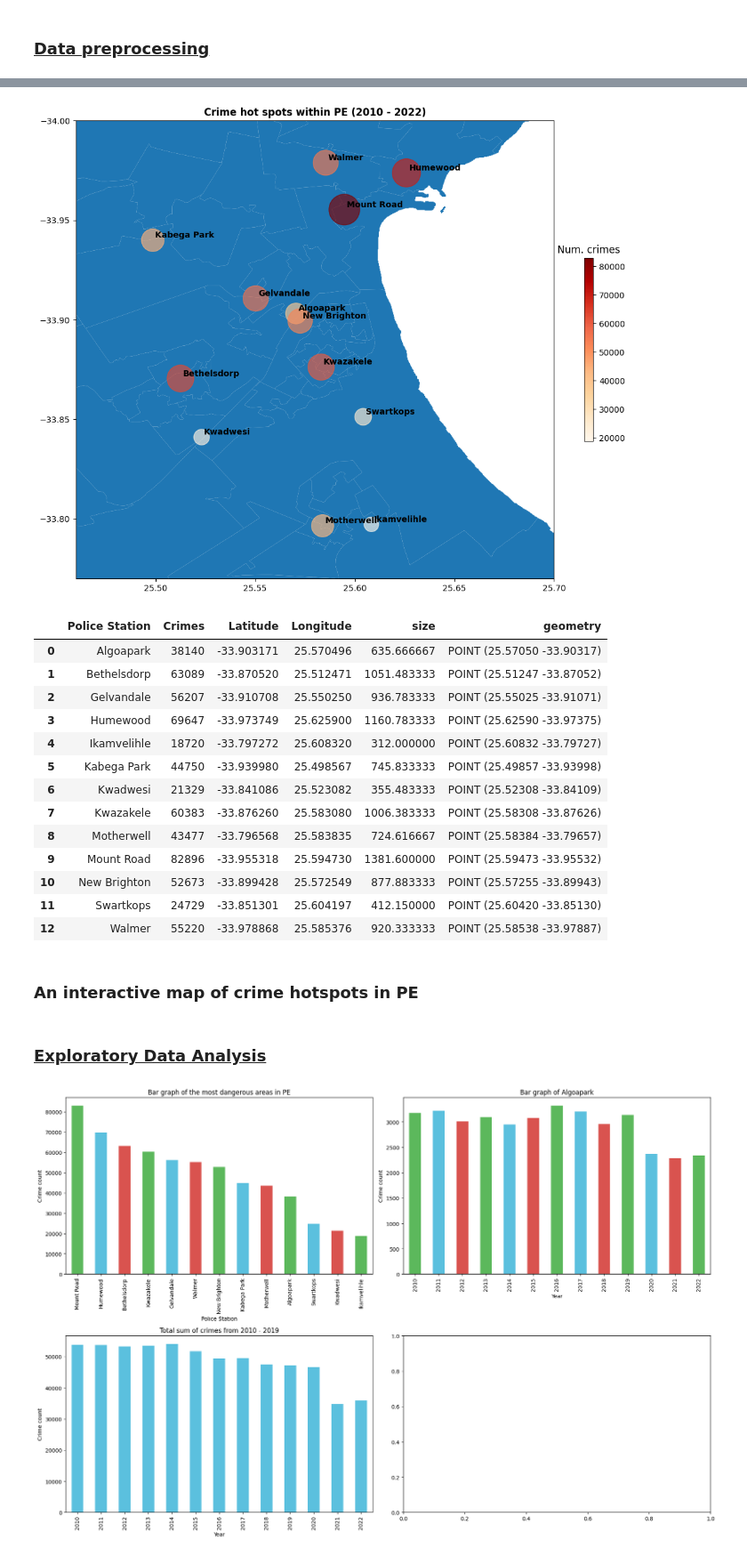
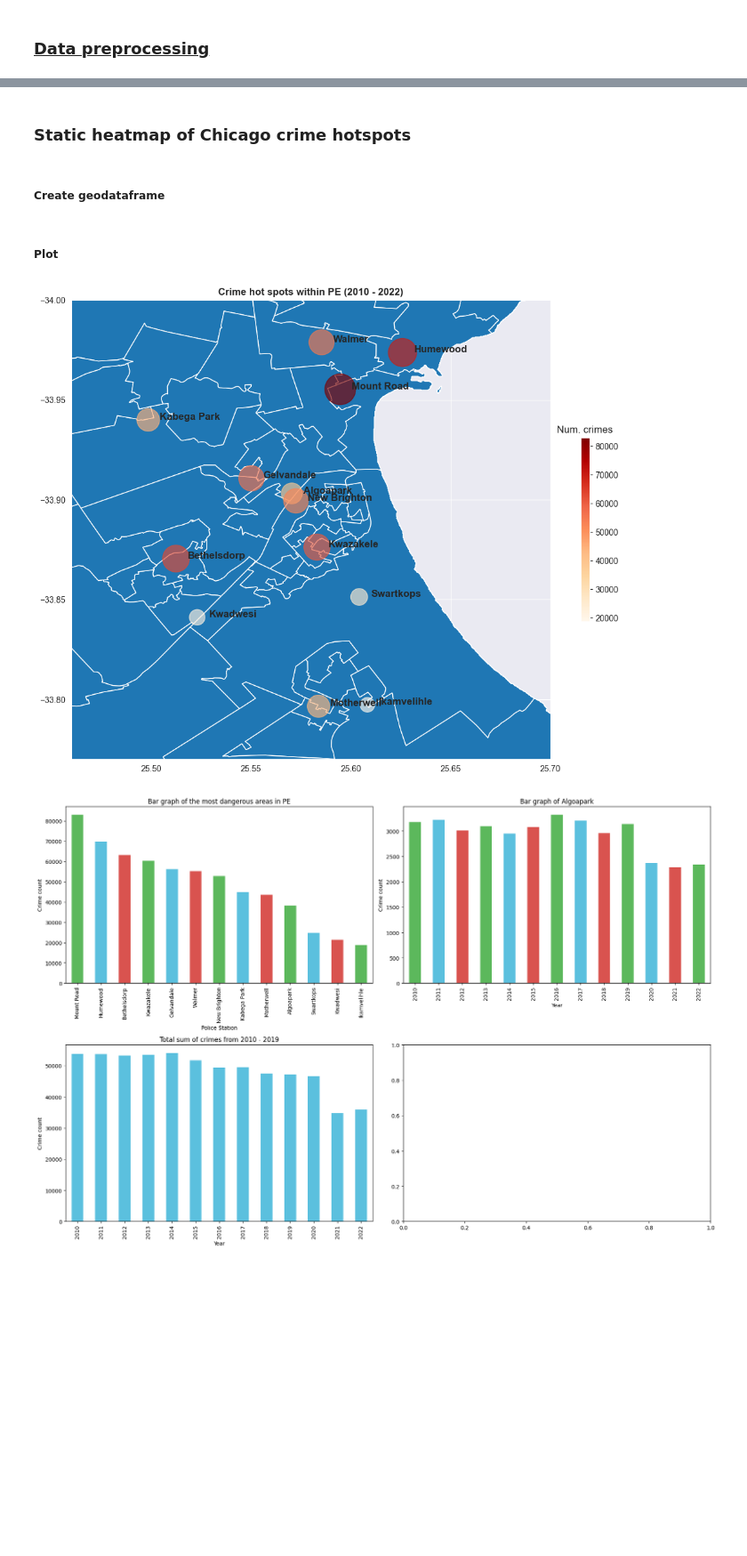
Before and after one commit to BlocknBoom123/CrimePy, a Jupyter notebook: SA/CrimePy.ipynb, the cells around one changed output, grey strips where cells are left out. Shown at 89% size. Saved outputs shown, nothing was run; the diff lists cells and outputs as text; code cells hidden in the pictures; blank space fills up the shorter version.

```diff
--- a/SA/CrimePy.ipynb
+++ b/SA/CrimePy.ipynb
@@ -60,0 +98,4 @@ Index(['Crime', 'Crimes', 'Police Station', 'Province', 'Crime Category',
+# %%
+print(f'Before checking for duplicates\n{df.duplicated().sum()}')
+df.drop_duplicates(inplace=True) #Drop all duplicates
+print(f'\nAfter checking for duplicates\n{df.duplicated().sum()}')
@@ -100,3 +140,0 @@ df
-# %%
-df = df[df['Province'] == 'Eastern Cape']
-df = df[df['Police Station'] != 'Doringkloof']
@@ -107,0 +155,5 @@ df.loc[df['Police Station'] == 'Kwazakele', 'Longitude'] = 25.58308
+# %%
+for i, g in df.groupby(['Crime Category'])['Crime'].unique().items():
+    print(f'\n***{i}***') #List all crimes grouped by their UCR_PART
+    for x in g:
+        print(x)
@@ -110,8 +181,0 @@ df.loc[df['Police Station'] == 'Kwazakele', 'Longitude'] = 25.58308
-# %%
-stations = ["Walmer", "Swartkops", "New Brighton", "Mount Road", "Humewood", "Kwadwesi", "Kabega Park", "Algoapark", "Gelvandale", "Bethelsdorp", "Motherwell"
-            , "Kwazakele", "Ikamvelihle"]
-df = df[df['Police Station'].isin(stations)]
-df.drop(['Latitude, Longitude', 'Province'], axis=1, inplace=True)
-df.reset_index(drop=True, inplace=True)
-df.to_csv('PEcrimerates.csv', encoding='utf-8', index=False) #Create new csv file with crime information within PE only
-#Stations right outside of PE: Kamesh , Despatch, Uitenhage, Kwanobuhle
@@ -122,3 +205,7 @@ df.to_csv('PEcrimerates.csv', encoding='utf-8', index=False) #Create new csv fil
+# %% [markdown]
+### Static heatmap of Chicago crime hotspots
+# %% [markdown]
+##### Create geodataframe
 # %%
 sum_crimes = df.groupby(['Police Station'], observed=True)['Crimes'].sum()
 sum_crimes = sum_crimes.reset_index()
@@ -128,36 +215,19 @@ sum_crimes['size'] = sum_crimes['Crimes'] / 60
 
 #A GeoDataFrame is a dataframe that accepts a geometry column (POINT pairs)
 geo_df = gpd.GeoDataFrame(sum_crimes, crs = {'init': 'epsg:4326'}, geometry=[Point(xy) for xy in zip(sum_crimes['Longitude'], sum_crimes['Latitude'])])
+# %% [markdown]
+##### Plot
 # %%
 fig, ax = plt.subplots(figsize=(13,10))
 map = gpd.read_file("SAshape/gadm41_ZAF_4.shp")
 map.plot(ax=ax, aspect=1) #Plot the map of South Africa
 geo_df.plot(aspect=1, column='Crimes', ax=ax, markersize='size', cmap='OrRd', legend=True, alpha=0.65, legend_kwds={'shrink': 0.4}) #Plot the latitude longitude pairs onto the same SA map.
 ax.set_ylim([-33.77, -34])
 ax.set_xlim([25.46, 25.7])
 plt.title('Crime hot spots within PE (2010 - 2022)', weight='bold')
 for x, y, label in zip(geo_df.geometry.x, geo_df.geometry.y, geo_df['Police Station']):
-    ax.annotate(label, xy=(x, y), xytext=(3, 3), textcoords="offset points", weight='bold')
+    ax.annotate(label, xy=(x, y), xytext=(14,0), textcoords="offset points", weight='bold', fontsize=12)
 ax.get_figure().get_axes()[1].set_title("Num. crimes")
 plt.show()
 # %% [output]
-[figure, old version]
+[figure, new version]
-# %%
-sum_crimes
-# %% [output]
-|  | Police Station | Crimes | Latitude | Longitude | size | geometry |
-| 0 | Algoapark | 38140 | -33.903171 | 25.570496 | 635.666667 | POINT (25.57050 -33.90317) |
-| 1 | Bethelsdorp | 63089 | -33.870520 | 25.512471 | 1051.483333 | POINT (25.51247 -33.87052) |
-| 2 | Gelvandale | 56207 | -33.910708 | 25.550250 | 936.783333 | POINT (25.55025 -33.91071) |
-| 3 | Humewood | 69647 | -33.973749 | 25.625900 | 1160.783333 | POINT (25.62590 -33.97375) |
-| 4 | Ikamvelihle | 18720 | -33.797272 | 25.608320 | 312.000000 | POINT (25.60832 -33.79727) |
-| 5 | Kabega Park | 44750 | -33.939980 | 25.498567 | 745.833333 | POINT (25.49857 -33.93998) |
-| 6 | Kwadwesi | 21329 | -33.841086 | 25.523082 | 355.483333 | POINT (25.52308 -33.84109) |
-| 7 | Kwazakele | 60383 | -33.876260 | 25.583080 | 1006.383333 | POINT (25.58308 -33.87626) |
-| 8 | Motherwell | 43477 | -33.796568 | 25.583835 | 724.616667 | POINT (25.58384 -33.79657) |
-| 9 | Mount Road | 82896 | -33.955318 | 25.594730 | 1381.600000 | POINT (25.59473 -33.95532) |
-| 10 | New Brighton | 52673 | -33.899428 | 25.572549 | 877.883333 | POINT (25.57255 -33.89943) |
-| 11 | Swartkops | 24729 | -33.851301 | 25.604197 | 412.150000 | POINT (25.60420 -33.85130) |
-| 12 | Walmer | 55220 | -33.978868 | 25.585376 | 920.333333 | POINT (25.58538 -33.97887) |
-# %% [markdown]
-### An interactive map of crime hotspots in PE
@@ -169,5 +234,3 @@ fig.show()
-# %% [markdown]
-### <u>Exploratory Data Analysis</u>
 # %%
 df_grouped = df.groupby(['Police Station'], observed=True)['Crimes'].sum()
 df_grouped_year = df.groupby(['Police Station', 'Year'], observed=True)['Crimes'].sum()
```
Also changed, not shown: parts of 38 cells of this notebook, 2 other files.
